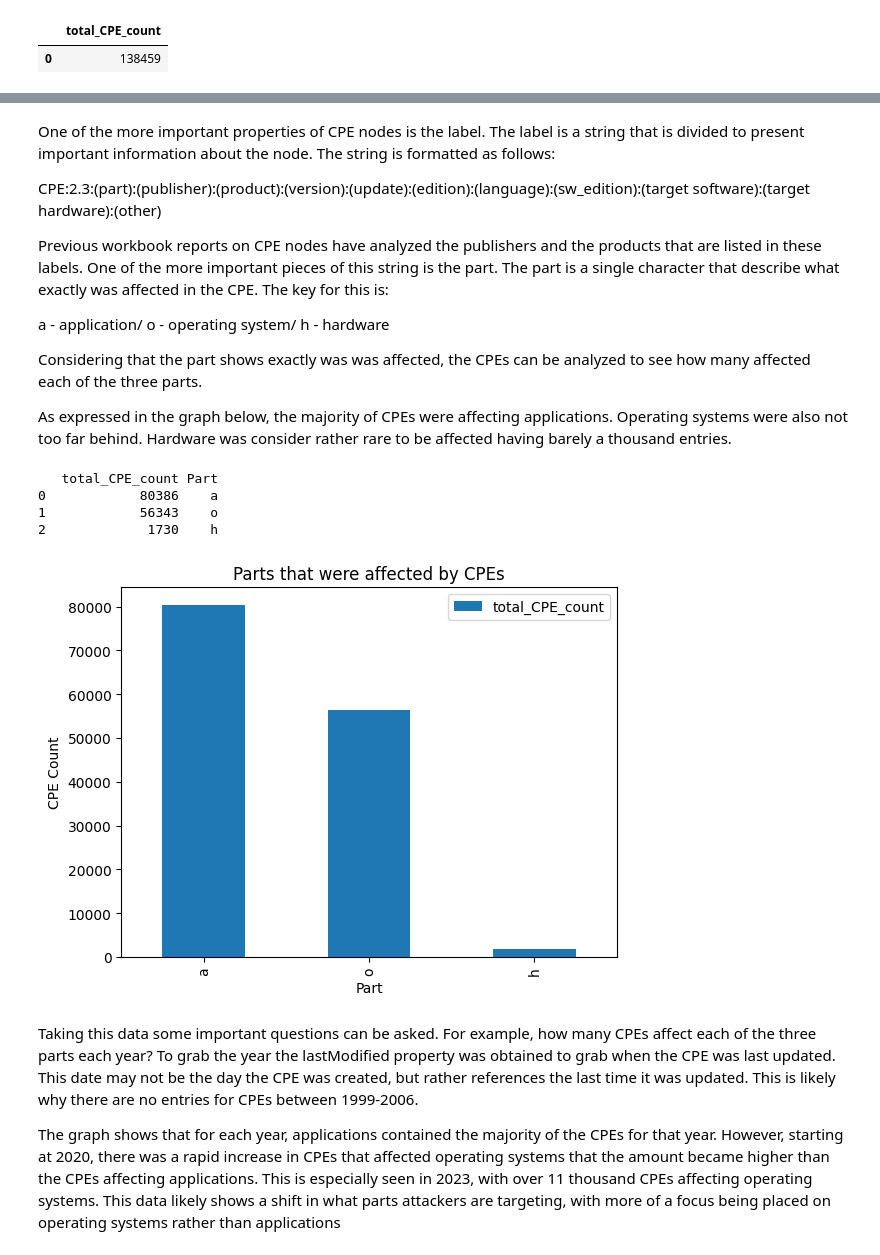
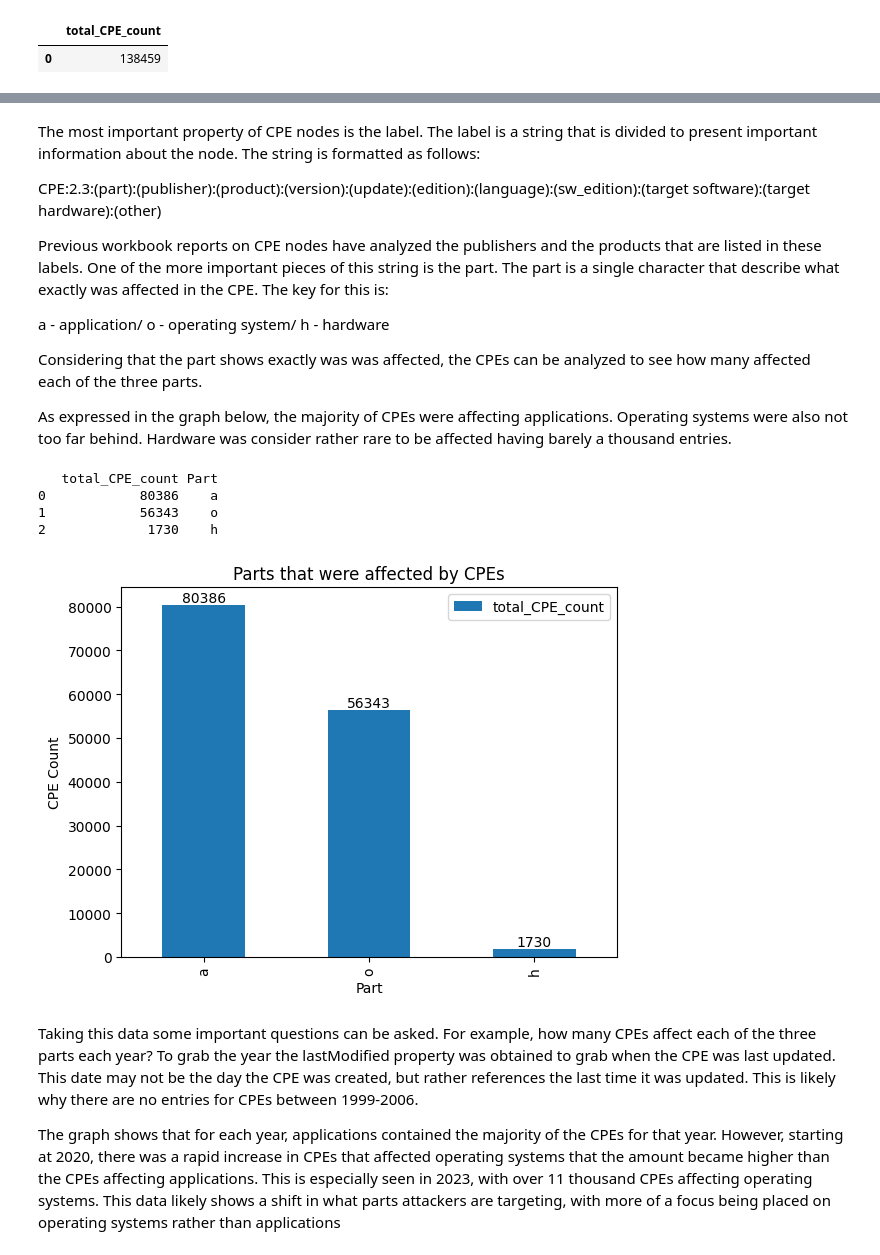
Before and after one commit to edogdu/UCKG, a Jupyter notebook: documents/notebooks/UCKG_Analysis.ipynb, the cells around one changed output, grey strips where cells are left out. Cells and saved outputs as stored; diff of their text form; code cells hidden in the pictures.

```diff
--- a/documents/notebooks/UCKG_Analysis.ipynb
+++ b/documents/notebooks/UCKG_Analysis.ipynb
@@ -278,5 +571,5 @@ df
 # %% [markdown]
-One of the more important properties of CPE nodes is the label. The label is a string that is divided to present important information about the node. The string is formatted as follows:
+The most important property of CPE nodes is the label. The label is a string that is divided to present important information about the node. The string is formatted as follows:
 
 CPE:2.3:(part):(publisher):(product):(version):(update):(edition):(language):(sw_edition):(target software):(target hardware):(other)
 
@@ -292,27 +585,28 @@ As expressed in the graph below, the majority of CPEs were affecting application
 # %%
 query = """
 MATCH (n:UcoexCPE)
 RETURN COUNT(n) as total_CPE_count, split(n.cpeName, ':')[2] as Part
 """
 
 params = {}
 count = run_query(query, parameters=params)
 
 #creates a datafram to output the results
 df = pd.DataFrame(count)
 print(df)
 
-df.plot(x='Part', y='total_CPE_count', kind='bar')
+ax = df.plot(x='Part', y='total_CPE_count', kind='bar')
+ax.bar_label(ax.containers[0])
 plt.title('Parts that were affected by CPEs')
 plt.xlabel('Part')
 plt.ylabel('CPE Count')
 plt.show()
 # %% [output]
    total_CPE_count Part
 0            80386    a
 1            56343    o
 2             1730    h
-[figure, old version]
+[figure, new version]
 # %% [markdown]
 Taking this data some important questions can be asked. For example, how many CPEs affect each of the three parts each year? To grab the year the lastModified property was obtained to grab when the CPE was last updated. This date may not be the day the CPE was created, but rather references the last time it was updated. This is likely why there are no entries for CPEs between 1999-2006.
 
```
Also changed, not shown: parts of 73 cells of this notebook.
